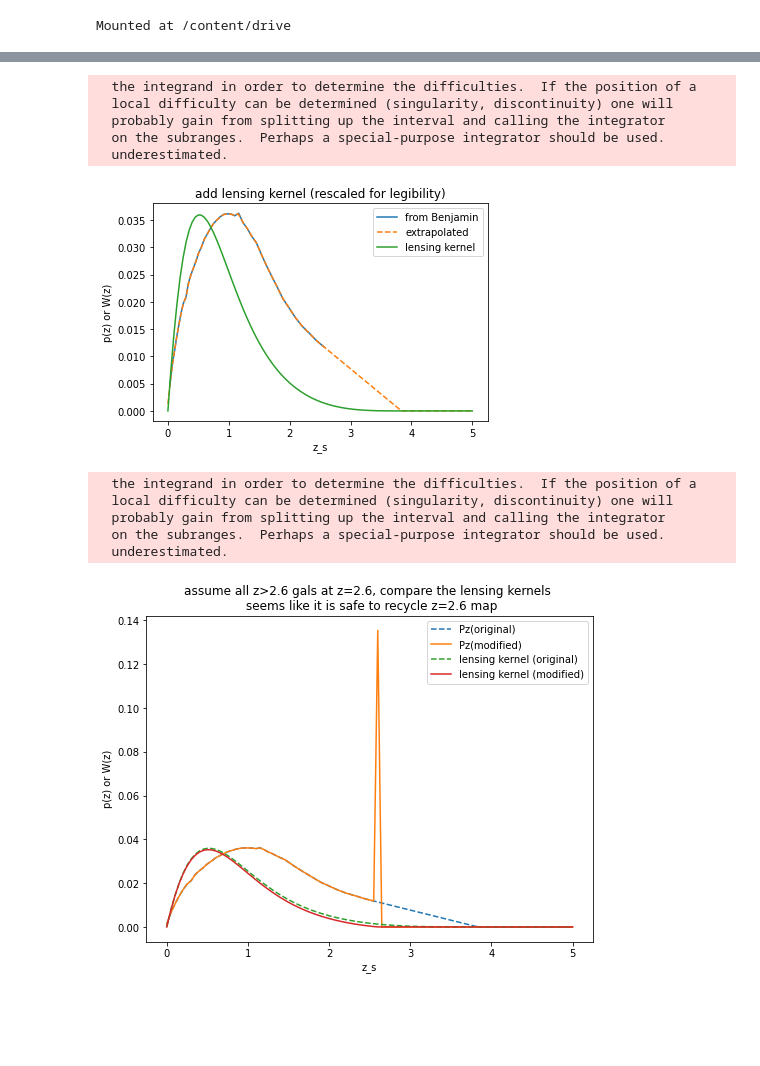
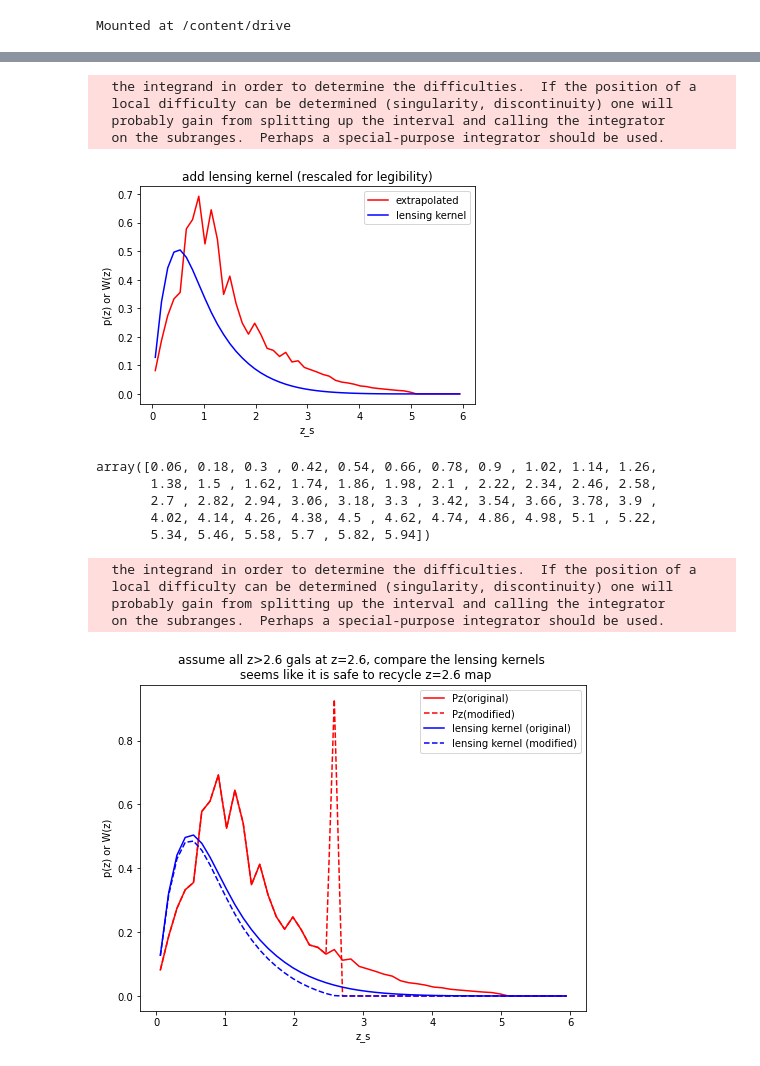
Before and after one commit to liuxx479/pzCOSMOS, a Jupyter notebook: prep_kappaTNG.ipynb, the cells around one changed output, grey strips where cells are left out. Drawn from its saved outputs; the diff is of its cells as text; code cells hidden in the pictures; blank space fills up the shorter version.

```diff
--- a/prep_kappaTNG.ipynb
+++ b/prep_kappaTNG.ipynb
@@ -14,3 +14,18 @@ drive.mount('/content/drive')
 Mounted at /content/drive
 # %%
 root = '/content/drive/My Drive/pzCOSMOS/'
+# %%
+# pz=np.load(root+'pz.npy')
+# zs=np.load(root+'z_sources.npy')
+
+# pz=np.load(root+'hist_n_z.npy')
+# zs=np.load(root+'hist_z.npy')
+
+fullz=np.load(root+'redshift_catalog.npy')
+print (fullz.shape)
+
+zs_edges = np.linspace(0, 6, 51)
+zs_full = zs_edges[:-1]+0.5*(zs_edges[1]-zs_edges[0])
+pz_full, zs_edges = histogram(fullz, bins=zs_edges, normed=True)
+
+plot(zs_full, pz_full)
@@ -17,8 +36,13 @@ root = '/content/drive/My Drive/pzCOSMOS/'
 # %%
-pz=np.load(root+'pz.npy')
-zs=np.load(root+'z_sources.npy')
+# zs_full = np.linspace(0, 5, 101)
+# pz_full = interp1d(zs, pz, fill_value="extrapolate")(zs_full)
+# pz_full[pz_full<0]=0
+# dndz_interp = interp1d(zs_full, pz_full)
 
-zs_full = np.linspace(0, 5, 101)
-pz_full = interp1d(zs, pz, fill_value="extrapolate")(zs_full)
-pz_full[pz_full<0]=0
-# dndz_interp = interp1d(zs_full, pz_full)
+# plot(zs,pz,label='from Benjamin')
+# plot(zs_full, pz_full,'--',label='extrapolated')
+# xlabel('z_s')
+# ylabel('p(z)')
+# legend()
+# title('extrapolte pz from benjamin file, just for test')
+# show()
@@ -52,11 +66,12 @@ OmegaV = 1.0-OmegaM
 c = 299792.458 #km/s
 H_inv = lambda z: 1.0/(H0*sqrt(OmegaM*(1+z)**3+OmegaV))
 DC = lambda z: c*quad(H_inv, 0, z)[0] # comoving distance Mpc
+dndz_interp = interp1d(zs_full, pz_full, fill_value="extrapolate")
 
 def lensing_kernel(zs, pz, z_arr=zs_full):
-  dndz_interp = interp1d(zs, pz)
+  dndz_interp = interp1d(zs, pz, fill_value="extrapolate")
   integrand = lambda zs, z: dndz_interp(zs)*(1-DC(z)/DC(zs))
-  W_wl_fcn = lambda z: 1.5*OmegaM*H0**2*(1+z)*H_inv(z)*DC(z)/c*quad(integrand, z, 5.0, args=(z,))[0]
+  W_wl_fcn = lambda z: 1.5*OmegaM*H0**2*(1+z)*H_inv(z)*DC(z)/c*quad(integrand, z, 5, args=(z,))[0]
   W_wl = array([W_wl_fcn(z) for z in z_arr])
   # W_wl = map(W_wl_fcn, z_arr)
   return W_wl
@@ -68,22 +83,29 @@ W_original = lensing_kernel(zs_full, pz_full)
   local difficulty can be determined (singularity, discontinuity) one will
   probably gain from splitting up the interval and calling the integrator
   on the subranges.  Perhaps a special-purpose integrator should be used.
-  underestimated.
 # %%
-plot(zs,pz,label='from Benjamin')
-plot(zs_full, dndz_interp (zs_full),'--',label='extrapolated')
+# plot(zs,pz,label='from Benjamin')
+plot(zs_full, dndz_interp (zs_full),'r-',label='extrapolated')
 # plot(zs_full, pz_mod,'-',label='modified')
-plot(zs_full, W_original*5,'-',label='lensing kernel')
+plot(zs_full, W_original*5,'b-',label='lensing kernel')
 xlabel('z_s')
 ylabel('p(z) or W(z)')
 legend()
 title('add lensing kernel (rescaled for legibility)')
 show()
 # %% [output]
-[figure, old version]
+[figure, new version]
+# %%
+zs_full
+# %% [output]
+array([0.06, 0.18, 0.3 , 0.42, 0.54, 0.66, 0.78, 0.9 , 1.02, 1.14, 1.26,
+       1.38, 1.5 , 1.62, 1.74, 1.86, 1.98, 2.1 , 2.22, 2.34, 2.46, 2.58,
+       2.7 , 2.82, 2.94, 3.06, 3.18, 3.3 , 3.42, 3.54, 3.66, 3.78, 3.9 ,
+       4.02, 4.14, 4.26, 4.38, 4.5 , 4.62, 4.74, 4.86, 4.98, 5.1 , 5.22,
+       5.34, 5.46, 5.58, 5.7 , 5.82, 5.94])
 # %%
 ######## next, I modify the pz, such that all z>2.6 galaxies are placed at z=2.6
-idx=int(where(zs_full==2.6)[0])
+idx=int(where(zs_full==2.58)[0])
 pz_mod = pz_full.copy()
 pz_mod[idx] = sum(pz_full[idx+1:])
 pz_mod[idx+1:]=0
@@ -93,17 +115,16 @@ W_mod = lensing_kernel(zs_full, pz_mod)
   local difficulty can be determined (singularity, discontinuity) one will
   probably gain from splitting up the interval and calling the integrator
   on the subranges.  Perhaps a special-purpose integrator should be used.
-  underestimated.
 # %%
 figure(figsize=(8,6))
-plot(zs_full, dndz_interp (zs_full),'--',label='Pz(original)')
-plot(zs_full, pz_mod,'-',label='Pz(modified)')
-plot(zs_full, W_original*5,'--',label='lensing kernel (original)')
-plot(zs_full, W_mod*5,'-',label='lensing kernel (modified)')
+plot(zs_full, dndz_interp (zs_full),'r-',label='Pz(original)')
+plot(zs_full, pz_mod,'r--',label='Pz(modified)')
+plot(zs_full, W_original*5,'b-',label='lensing kernel (original)')
+plot(zs_full, W_mod*5,'b--',label='lensing kernel (modified)')
 xlabel('z_s')
 ylabel('p(z) or W(z)')
 legend()
 title('assume all z>2.6 gals at z=2.6, compare the lensing kernels \n seems like it is safe to recycle z=2.6 map')
 show()
 # %% [output]
-[figure, old version]
+[figure, new version]
```
Also changed, not shown: parts of 3 cells of this notebook.
